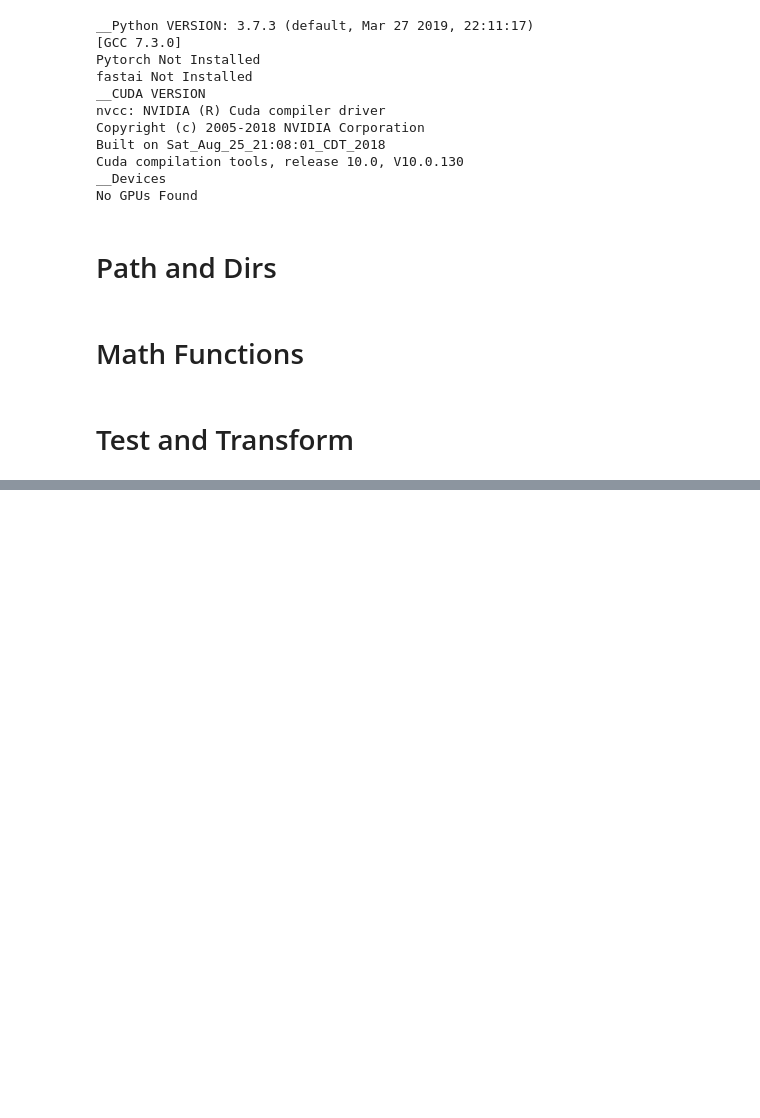
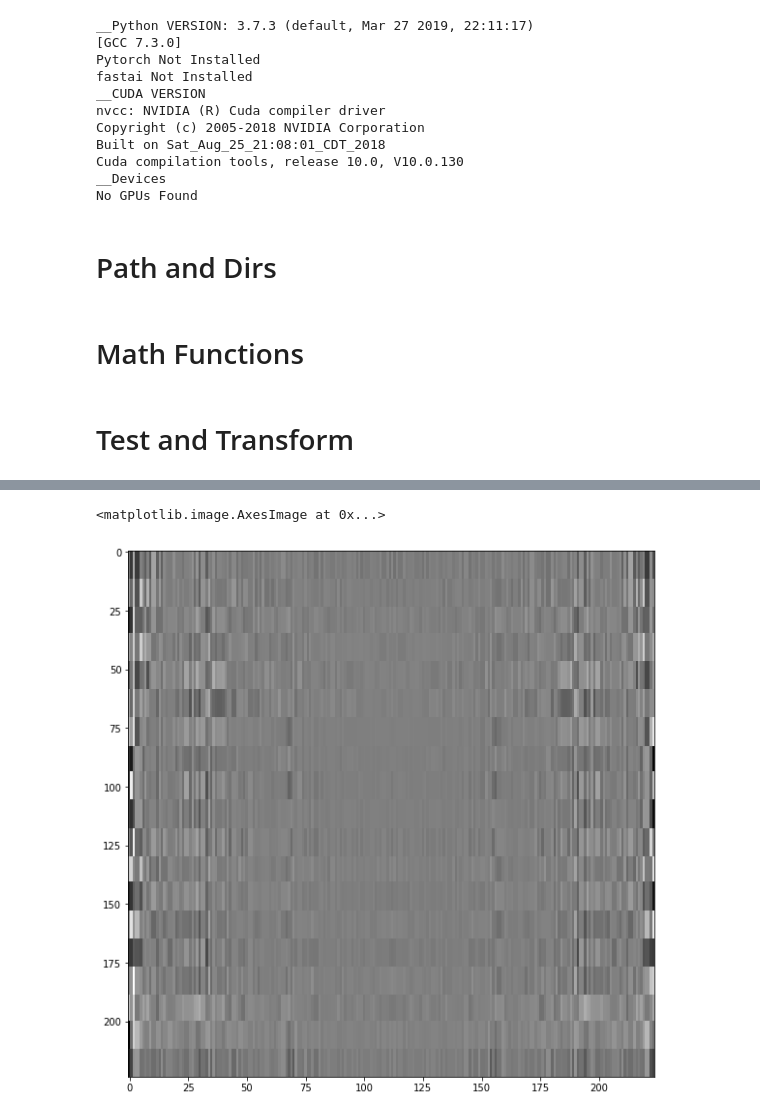
Before and after one commit to danielgrzenda/tuh_eeg, a Jupyter notebook: nbs/05_create_images.ipynb, the cells around one changed output, grey strips where cells are left out. Cells and saved outputs as stored; diff of their text form; code cells hidden in the pictures; blank space fills up the shorter version.

```diff
--- a/nbs/05_create_images.ipynb
+++ b/nbs/05_create_images.ipynb
@@ -189,0 +237,5 @@ plt.imshow(img[...,0], cmap='gray')
+# %%
+plt.imshow(img[...,2], cmap='gray')
+# %% [output]
+<matplotlib.image.AxesImage at 0x...>
+[figure, added]
```
Also changed, not shown: parts of 16 cells of this notebook, 4 other files.
